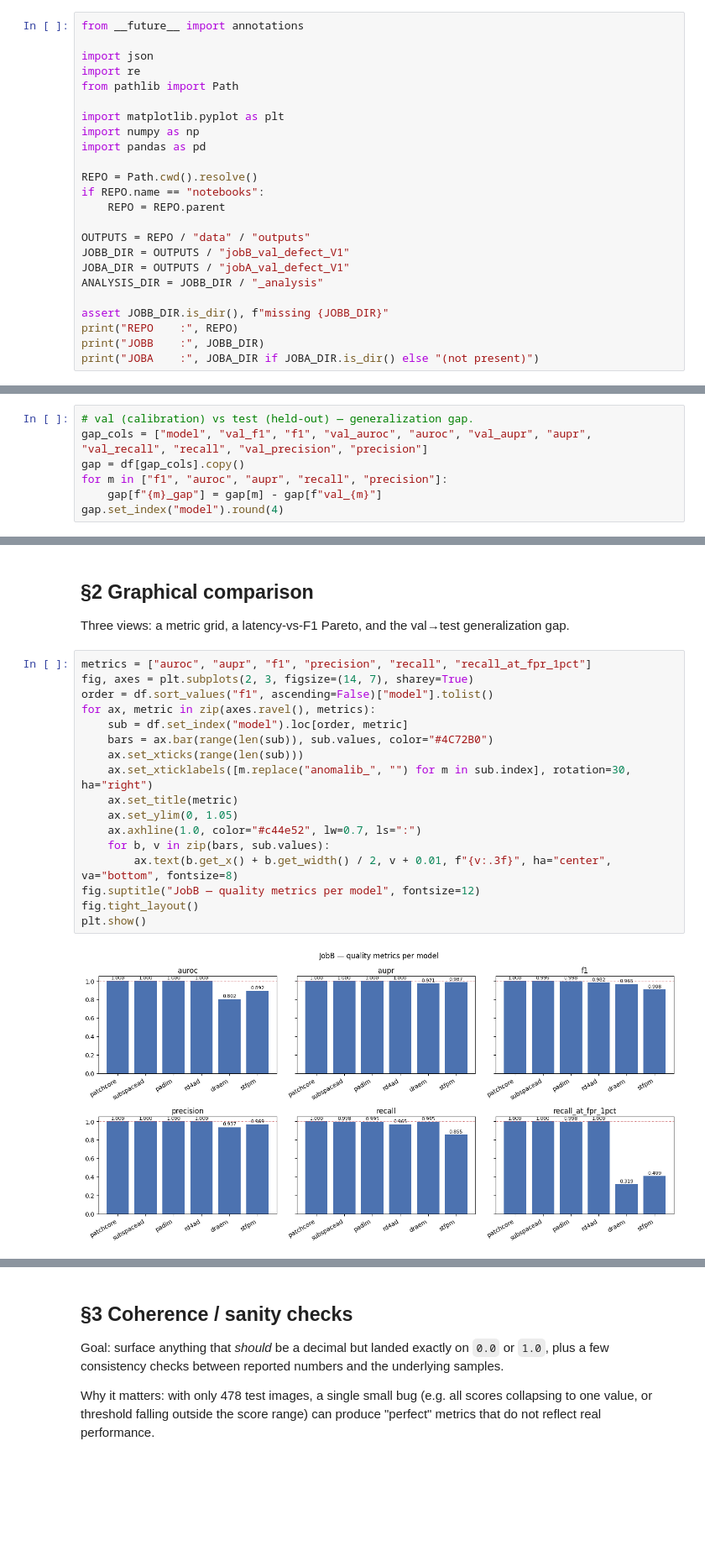
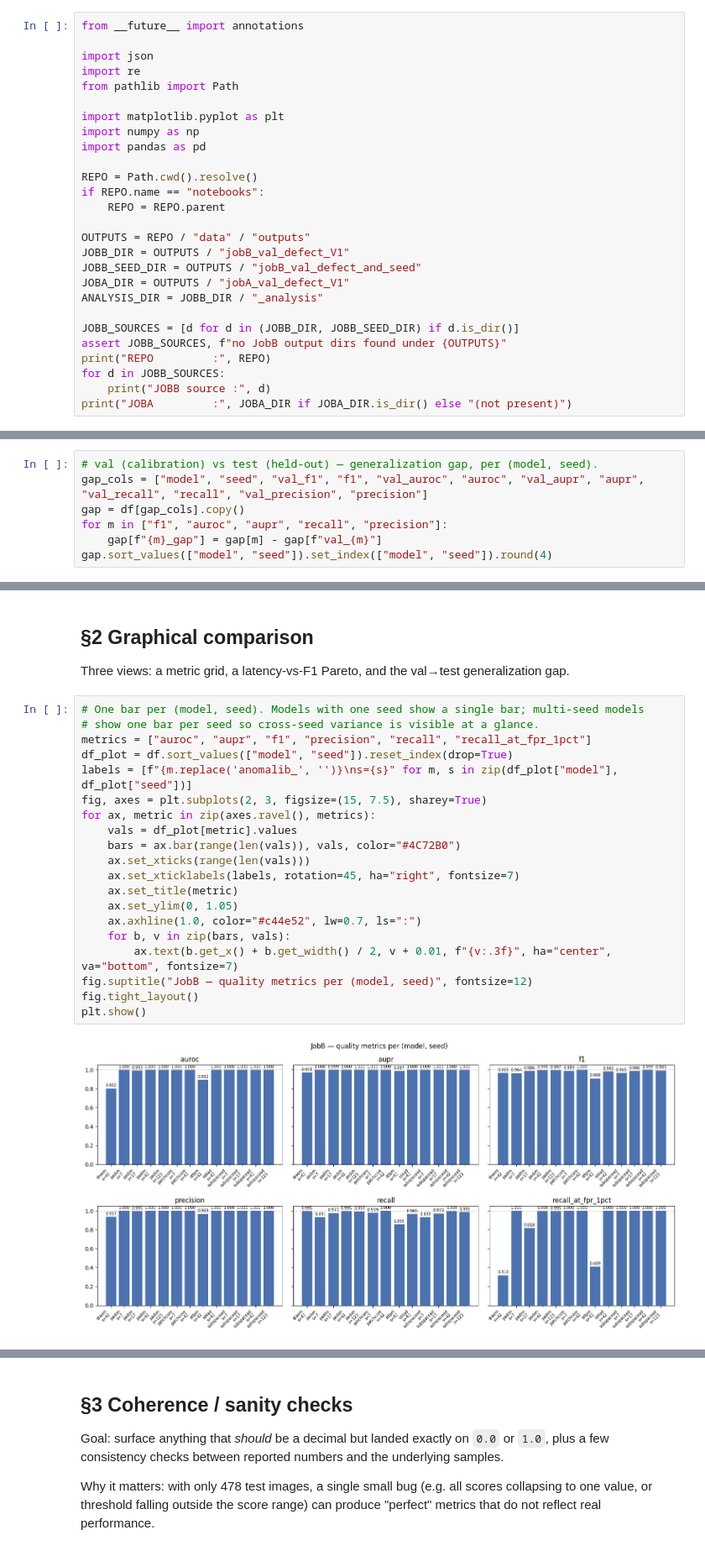
Before and after one commit to LorenzSF/Real-time-visual-defect-detection, a Jupyter notebook: notebooks/analyze jobB.ipynb, the cells around one changed output, grey strips where cells are left out. Shown at 84% size. Cells and saved outputs as stored; diff of their text form; blank space fills up the shorter version.

```diff
--- a/notebooks/analyze jobB.ipynb
+++ b/notebooks/analyze jobB.ipynb
@@ -32,11 +42,14 @@ if REPO.name == "notebooks":
 
 OUTPUTS = REPO / "data" / "outputs"
 JOBB_DIR = OUTPUTS / "jobB_val_defect_V1"
+JOBB_SEED_DIR = OUTPUTS / "jobB_val_defect_and_seed"
 JOBA_DIR = OUTPUTS / "jobA_val_defect_V1"
 ANALYSIS_DIR = JOBB_DIR / "_analysis"
 
-assert JOBB_DIR.is_dir(), f"missing {JOBB_DIR}"
-print("REPO    :", REPO)
-print("JOBB    :", JOBB_DIR)
-print("JOBA    :", JOBA_DIR if JOBA_DIR.is_dir() else "(not present)")
+JOBB_SOURCES = [d for d in (JOBB_DIR, JOBB_SEED_DIR) if d.is_dir()]
+assert JOBB_SOURCES, f"no JobB output dirs found under {OUTPUTS}"
+print("REPO         :", REPO)
+for d in JOBB_SOURCES:
+    print("JOBB source :", d)
+print("JOBA         :", JOBA_DIR if JOBA_DIR.is_dir() else "(not present)")
 # %% [output]
@@ -127,8 +178,8 @@ summary.round(4)
 # %%
-# val (calibration) vs test (held-out) — generalization gap.
-gap_cols = ["model", "val_f1", "f1", "val_auroc", "auroc", "val_aupr", "aupr", "val_recall", "recall", "val_precision", "precision"]
+# val (calibration) vs test (held-out) — generalization gap, per (model, seed).
+gap_cols = ["model", "seed", "val_f1", "f1", "val_auroc", "auroc", "val_aupr", "aupr", "val_recall", "recall", "val_precision", "precision"]
 gap = df[gap_cols].copy()
 for m in ["f1", "auroc", "aupr", "recall", "precision"]:
     gap[f"{m}_gap"] = gap[m] - gap[f"val_{m}"]
-gap.set_index("model").round(4)
+gap.sort_values(["model", "seed"]).set_index(["model", "seed"]).round(4)
 # %% [output]
@@ -177,22 +242,25 @@ support_df
 
 Three views: a metric grid, a latency-vs-F1 Pareto, and the val→test generalization gap.
 # %%
+# One bar per (model, seed). Models with one seed show a single bar; multi-seed models
+# show one bar per seed so cross-seed variance is visible at a glance.
 metrics = ["auroc", "aupr", "f1", "precision", "recall", "recall_at_fpr_1pct"]
-fig, axes = plt.subplots(2, 3, figsize=(14, 7), sharey=True)
-order = df.sort_values("f1", ascending=False)["model"].tolist()
+df_plot = df.sort_values(["model", "seed"]).reset_index(drop=True)
+labels = [f"{m.replace('anomalib_', '')}\ns={s}" for m, s in zip(df_plot["model"], df_plot["seed"])]
+fig, axes = plt.subplots(2, 3, figsize=(15, 7.5), sharey=True)
 for ax, metric in zip(axes.ravel(), metrics):
-    sub = df.set_index("model").loc[order, metric]
-    bars = ax.bar(range(len(sub)), sub.values, color="#4C72B0")
-    ax.set_xticks(range(len(sub)))
-    ax.set_xticklabels([m.replace("anomalib_", "") for m in sub.index], rotation=30, ha="right")
+    vals = df_plot[metric].values
+    bars = ax.bar(range(len(vals)), vals, color="#4C72B0")
+    ax.set_xticks(range(len(vals)))
+    ax.set_xticklabels(labels, rotation=45, ha="right", fontsize=7)
     ax.set_title(metric)
     ax.set_ylim(0, 1.05)
     ax.axhline(1.0, color="#c44e52", lw=0.7, ls=":")
-    for b, v in zip(bars, sub.values):
-        ax.text(b.get_x() + b.get_width() / 2, v + 0.01, f"{v:.3f}", ha="center", va="bottom", fontsize=8)
-fig.suptitle("JobB — quality metrics per model", fontsize=12)
+    for b, v in zip(bars, vals):
+        ax.text(b.get_x() + b.get_width() / 2, v + 0.01, f"{v:.3f}", ha="center", va="bottom", fontsize=7)
+fig.suptitle("JobB — quality metrics per (model, seed)", fontsize=12)
 fig.tight_layout()
 plt.show()
 # %% [output]
-[figure, old version]
+[figure, new version]
 # %%
```
Also changed, not shown: parts of 28 cells of this notebook, 14 other files.
